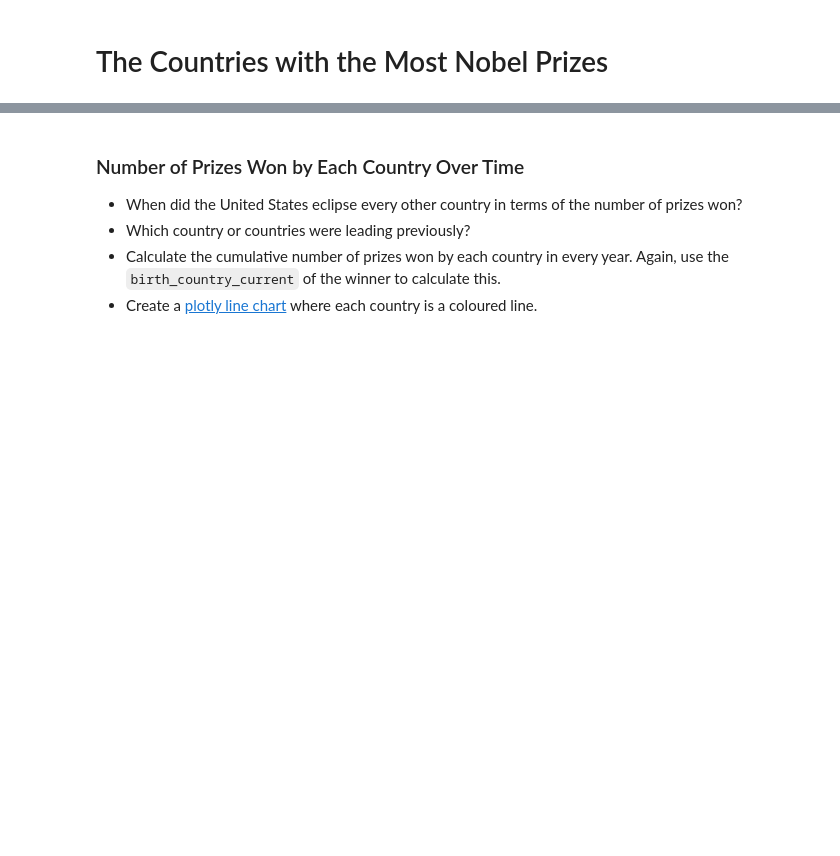
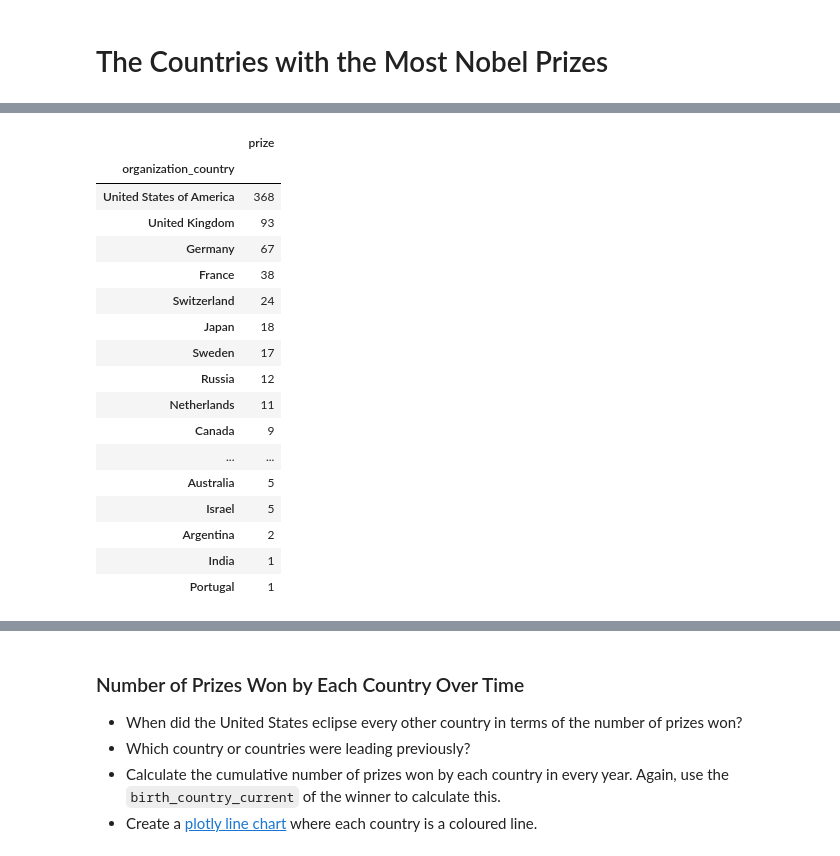
Before and after one commit to Jeff-Nibbs/nobel-data, a Jupyter notebook: Nobel_Prize_Analysis_(start).ipynb, the cells around one changed output, grey strips where cells are left out. Cells and saved outputs as stored; diff of their text form; code cells hidden in the pictures; blank space fills up the shorter version.

```diff
--- a/Nobel_Prize_Analysis_(start).ipynb
+++ b/Nobel_Prize_Analysis_(start).ipynb
@@ -434,0 +463,22 @@ plt.show()
+# %%
+top20_countries2 = df_data.groupby(by=['organization_country']).agg({'prize' : pd.Series.count})
+top20_countries2.sort_values(by='prize', ascending=False)[:20]
+# %% [output]
+|  | prize |
+| organization_country |  |
+| United States of America | 368 |
+| United Kingdom | 93 |
+| Germany | 67 |
+| France | 38 |
+| Switzerland | 24 |
+| Japan | 18 |
+| Sweden | 17 |
+| Russia | 12 |
+| Netherlands | 11 |
+| Canada | 9 |
+| ... | ... |
+| Australia | 5 |
+| Israel | 5 |
+| Argentina | 2 |
+| India | 1 |
+| Portugal | 1 |
```
Also changed, not shown: parts of 4 cells of this notebook.
